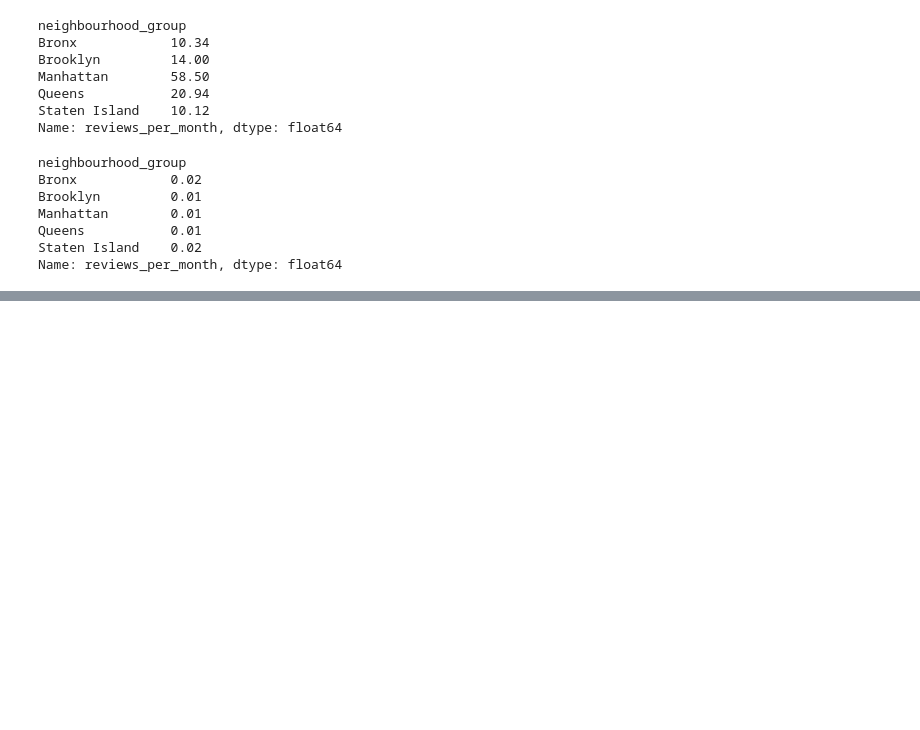
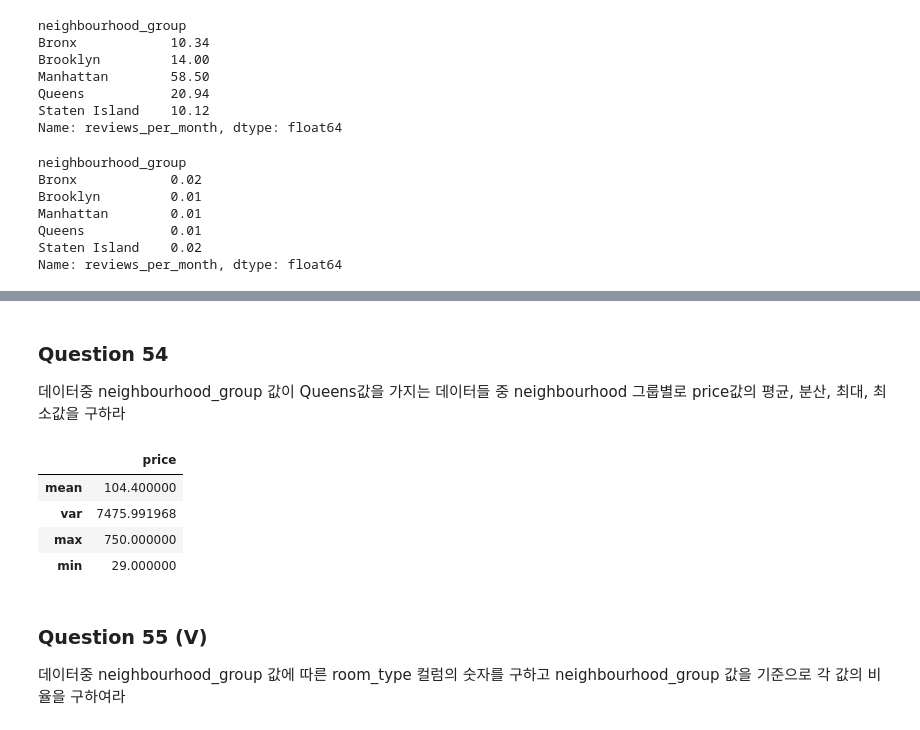
Before and after one commit to Jeeunun/Pandas, a Jupyter notebook: 전처리_100문제_기본함수_익히기/03_Grouping.ipynb, the cells around one changed output, grey strips where cells are left out. Cells and saved outputs as stored; diff of their text form; code cells hidden in the pictures; blank space fills up the shorter version.

```diff
--- a/전처리_100문제_기본함수_익히기/03_Grouping.ipynb
+++ b/전처리_100문제_기본함수_익히기/03_Grouping.ipynb
@@ -215,0 +286,17 @@ Name: reviews_per_month, dtype: float64
+# %% [markdown]
+### Question 54
+
+데이터중 neighbourhood_group 값이 Queens값을 가지는 데이터들 중 neighbourhood 그룹별로 price값의 평균, 분산, 최대, 최소값을 구하라
+# %%
+df2 = df[df['neighbourhood_group'].str.contains('Queens')].groupby('neighbourhood').head()
+pd.DataFrame(df2['price'].agg(['mean','var','max','min']))
+# %% [output]
+|  | price |
+| mean | 104.400000 |
+| var | 7475.991968 |
+| max | 750.000000 |
+| min | 29.000000 |
+# %% [markdown]
+### Question 55 (V)
+
+데이터중 neighbourhood_group 값에 따른 room_type 컬럼의 숫자를 구하고 neighbourhood_group 값을 기준으로 각 값의 비율을 구하여라
```
Also changed, not shown: parts of 8 cells of this notebook, 4 other files.
